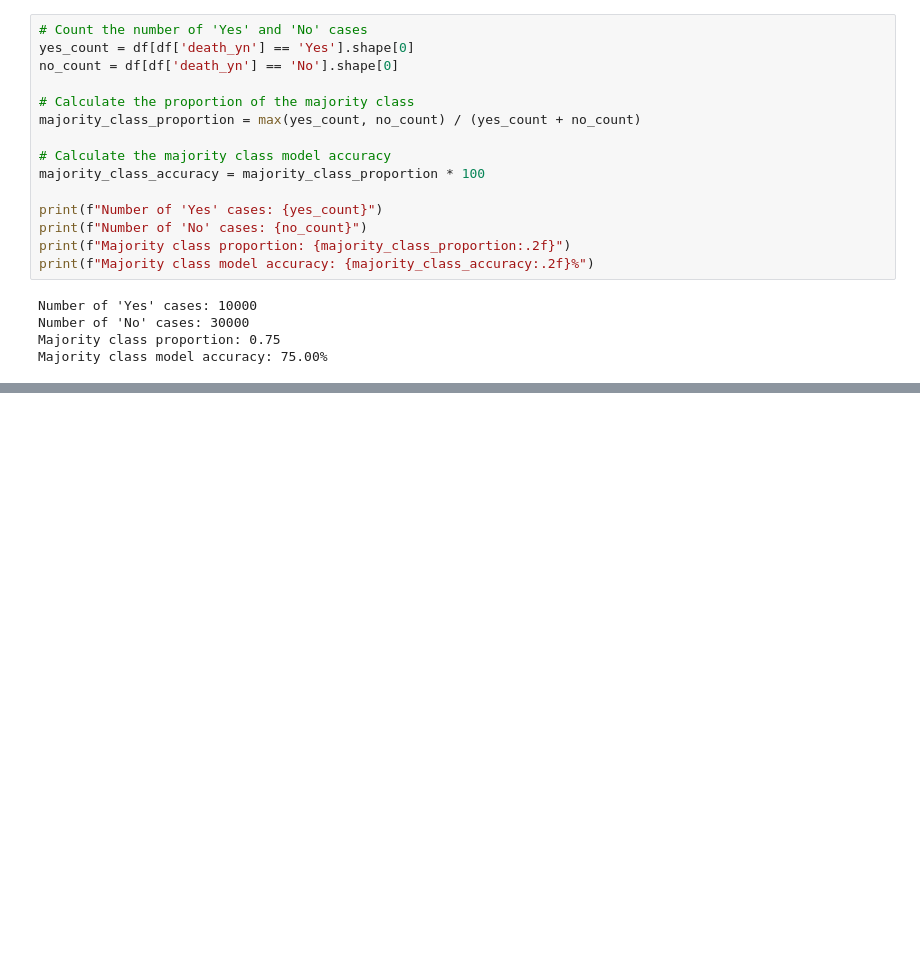
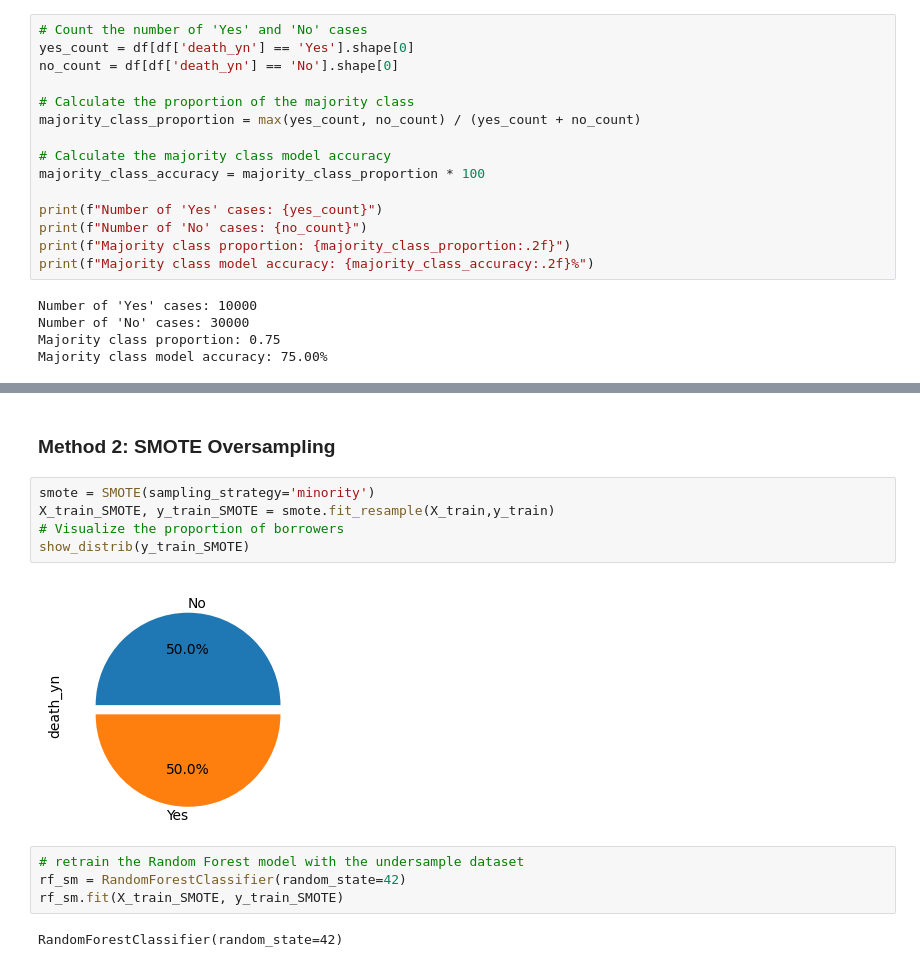
Before and after one commit to minhlynguyen/ucd-da-covid-death-prediction, a Jupyter notebook: MinhLy_Nguyen_22201371_Anil_Vercruysse_22202474_COMP47350_Homework2.ipynb, the cells around one changed output, grey strips where cells are left out. Drawn from its saved outputs; the diff is of its cells as text; blank space fills up the shorter version.

```diff
--- a/MinhLy_Nguyen_22201371_Anil_Vercruysse_22202474_COMP47350_Homework2.ipynb
+++ b/MinhLy_Nguyen_22201371_Anil_Vercruysse_22202474_COMP47350_Homework2.ipynb
@@ -649,0 +754,15 @@ Majority class model accuracy: 75.00%
+# %% [markdown]
+### Method 2: SMOTE Oversampling
+# %%
+smote = SMOTE(sampling_strategy='minority')
+X_train_SMOTE, y_train_SMOTE = smote.fit_resample(X_train,y_train)
+# Visualize the proportion of borrowers
+show_distrib(y_train_SMOTE)
+# %% [output]
+[figure, added]
+# %%
+# retrain the Random Forest model with the undersample dataset
+rf_sm = RandomForestClassifier(random_state=42)
+rf_sm.fit(X_train_SMOTE, y_train_SMOTE)
+# %% [output]
+RandomForestClassifier(random_state=42)
```
Also changed, not shown: parts of 57 cells of this notebook.
